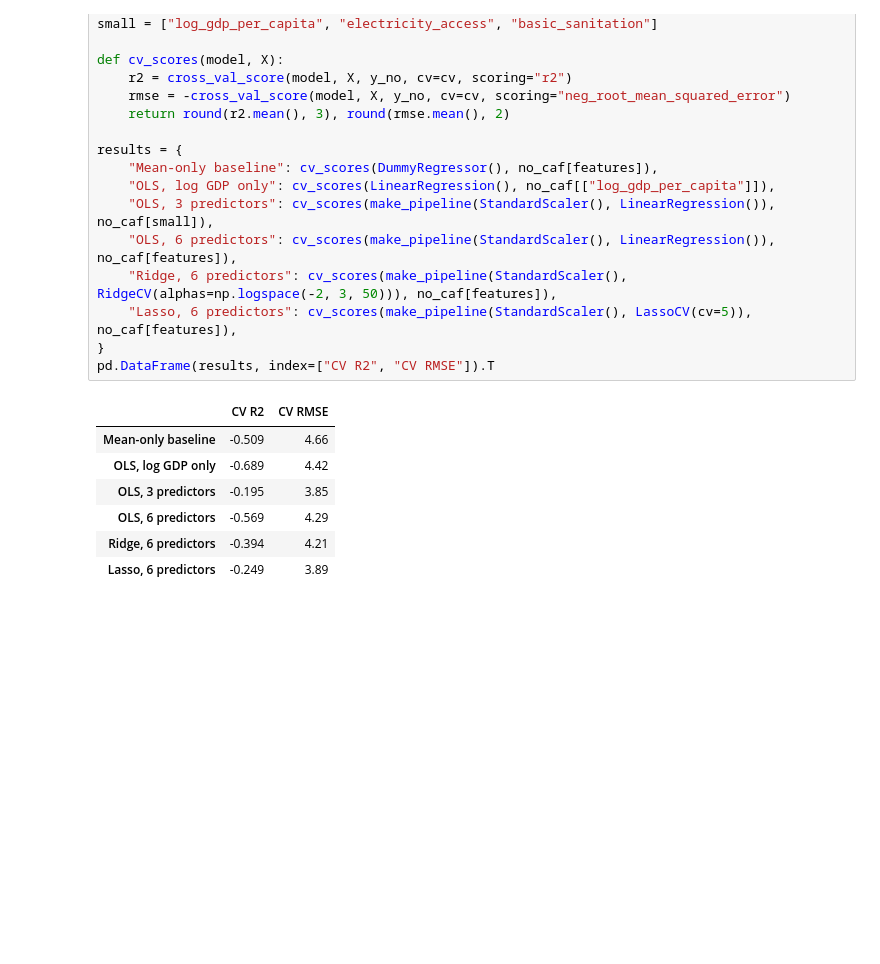
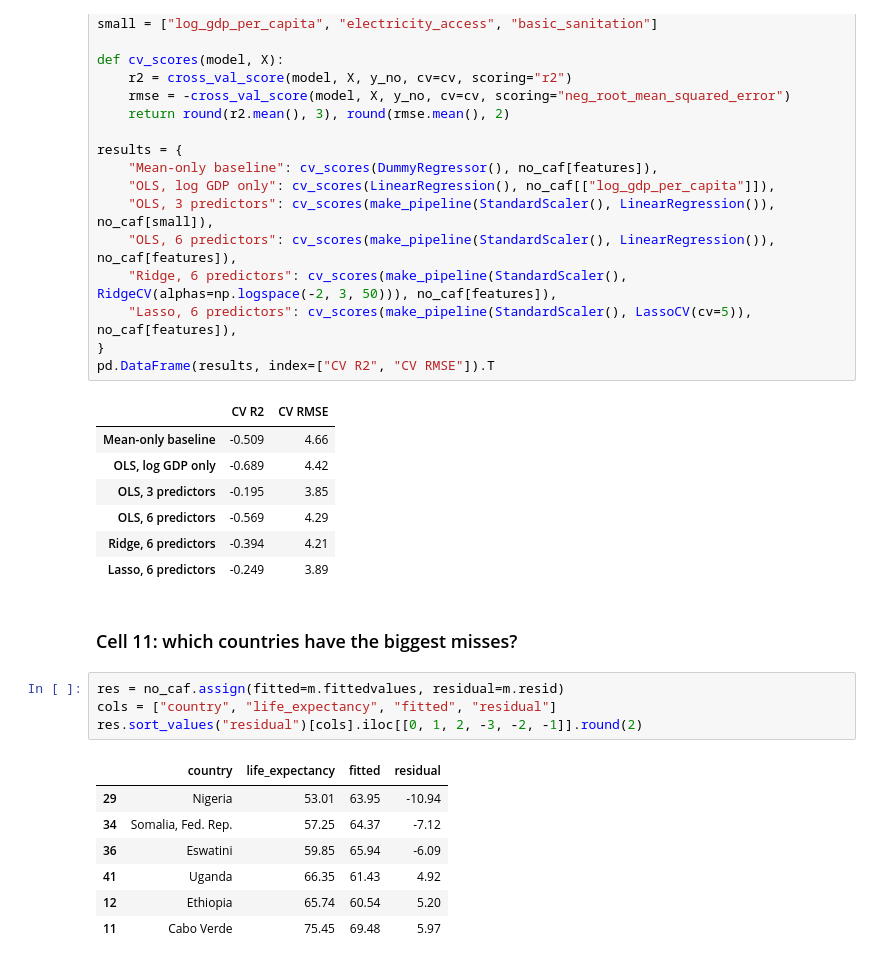
Before and after one commit to joenzau41-png/life-expectancy-africa, a Jupyter notebook: notebooks/03_modeling.ipynb, the cells around one changed output. Cells and saved outputs as stored; diff of their text form; blank space fills up the shorter version.

Commit message:
Add residual checks and cross-validation comparison

```diff
--- a/notebooks/03_modeling.ipynb
+++ b/notebooks/03_modeling.ipynb
@@ -225,3 +225,17 @@ pd.DataFrame(results, index=["CV R2", "CV RMSE"]).T
 | OLS, 6 predictors | -0.569 | 4.29 |
 | Ridge, 6 predictors | -0.394 | 4.21 |
 | Lasso, 6 predictors | -0.249 | 3.89 |
+# %% [markdown]
+### Cell 11: which countries have the biggest misses?
+# %%
+res = no_caf.assign(fitted=m.fittedvalues, residual=m.resid)
+cols = ["country", "life_expectancy", "fitted", "residual"]
+res.sort_values("residual")[cols].iloc[[0, 1, 2, -3, -2, -1]].round(2)
+# %% [output]
+|  | country | life_expectancy | fitted | residual |
+| 29 | Nigeria | 53.01 | 63.95 | -10.94 |
+| 34 | Somalia, Fed. Rep. | 57.25 | 64.37 | -7.12 |
+| 36 | Eswatini | 59.85 | 65.94 | -6.09 |
+| 41 | Uganda | 66.35 | 61.43 | 4.92 |
+| 12 | Ethiopia | 65.74 | 60.54 | 5.20 |
+| 11 | Cabo Verde | 75.45 | 69.48 | 5.97 |
```
Also changed, not shown: parts of 4 cells of this notebook.
